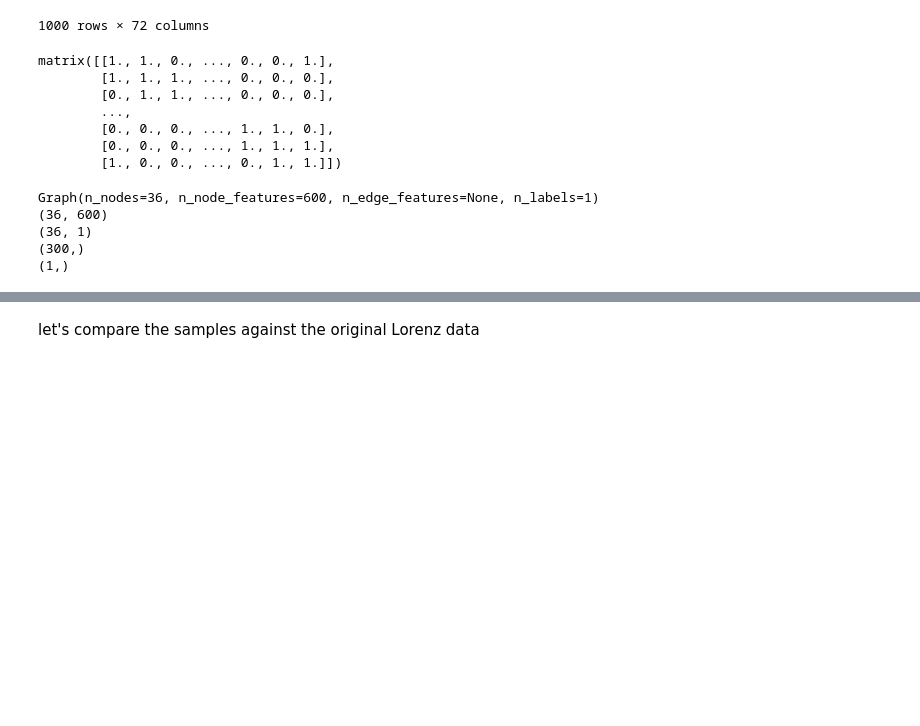
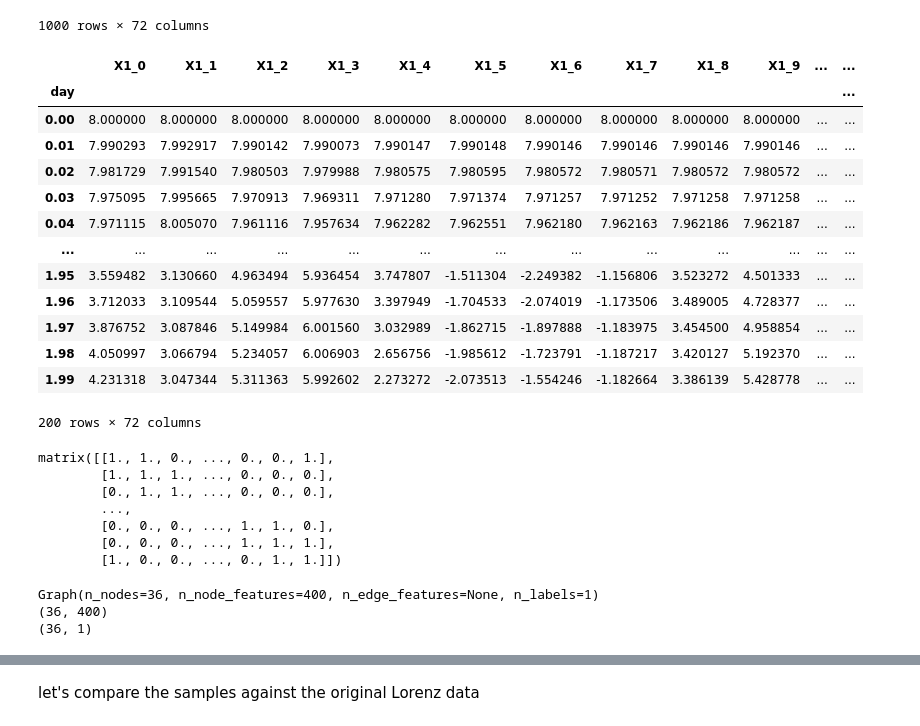
Before and after one commit to VaniSachdev/lorenzGNN, a Jupyter notebook: data_wrangling_verification.ipynb, the cells around one changed output, grey strips where cells are left out. Cells and saved outputs as stored; diff of their text form; code cells hidden in the pictures; blank space fills up the shorter version.

```diff
--- a/data_wrangling_verification.ipynb
+++ b/data_wrangling_verification.ipynb
@@ -18,7 +19,8 @@ To enable them in other operations, rebuild TensorFlow with the appropriate comp
 # %% [markdown]
 ### verification
 # %%
-lorenzToDF(n_days=10)
+df = lorenzToDF(n_days=10)
+df
 # %% [output]
 (1000, 72)
 |  | X1_0 | X1_1 | X1_2 | X1_3 | X1_4 | X1_5 | X1_6 | X1_7 | X1_8 | X1_9 | ... | ... |
@@ -35,5 +37,28 @@ lorenzToDF(n_days=10)
 | 9.98 | 1.116335 | -0.045954 | -0.090734 | 5.227081 | 7.096460 | -2.937222 | 3.803187 | -0.316178 | 0.618951 | 4.082425 | ... | ... |
 | 9.99 | 1.174023 | 0.052913 | -0.008975 | 5.250896 | 6.949872 | -2.920390 | 4.054960 | -0.092048 | 0.692509 | 4.169257 | ... | ... |
 1000 rows × 72 columns
+# %%
+x_guide = [[0, 200], [321, 521], [642, 842]]
+idx = np.concatenate([np.arange(x_g[0], x_g[1]) for x_g in x_guide])
+# print(len(idx))
+# print(idx)
+# print(np.r_[[np.arange(x_g[0], x_g[1]) for x_g in x_guide]])
+df.iloc[idx]
+df.iloc[x_guide[0][0]:x_guide[0][1]]
+# %% [output]
+|  | X1_0 | X1_1 | X1_2 | X1_3 | X1_4 | X1_5 | X1_6 | X1_7 | X1_8 | X1_9 | ... | ... |
+| day |  |  |  |  |  |  |  |  |  |  |  | ... |
+| 0.00 | 8.000000 | 8.000000 | 8.000000 | 8.000000 | 8.000000 | 8.000000 | 8.000000 | 8.000000 | 8.000000 | 8.000000 | ... | ... |
+| 0.01 | 7.990293 | 7.992917 | 7.990142 | 7.990073 | 7.990147 | 7.990148 | 7.990146 | 7.990146 | 7.990146 | 7.990146 | ... | ... |
+| 0.02 | 7.981729 | 7.991540 | 7.980503 | 7.979988 | 7.980575 | 7.980595 | 7.980572 | 7.980571 | 7.980572 | 7.980572 | ... | ... |
+| 0.03 | 7.975095 | 7.995665 | 7.970913 | 7.969311 | 7.971280 | 7.971374 | 7.971257 | 7.971252 | 7.971258 | 7.971258 | ... | ... |
+| 0.04 | 7.971115 | 8.005070 | 7.961116 | 7.957634 | 7.962282 | 7.962551 | 7.962180 | 7.962163 | 7.962186 | 7.962187 | ... | ... |
+| ... | ... | ... | ... | ... | ... | ... | ... | ... | ... | ... | ... | ... |
+| 1.95 | 3.559482 | 3.130660 | 4.963494 | 5.936454 | 3.747807 | -1.511304 | -2.249382 | -1.156806 | 3.523272 | 4.501333 | ... | ... |
+| 1.96 | 3.712033 | 3.109544 | 5.059557 | 5.977630 | 3.397949 | -1.704533 | -2.074019 | -1.173506 | 3.489005 | 4.728377 | ... | ... |
+| 1.97 | 3.876752 | 3.087846 | 5.149984 | 6.001560 | 3.032989 | -1.862715 | -1.897888 | -1.183975 | 3.454500 | 4.958854 | ... | ... |
+| 1.98 | 4.050997 | 3.066794 | 5.234057 | 6.006903 | 2.656756 | -1.985612 | -1.723791 | -1.187217 | 3.420127 | 5.192370 | ... | ... |
+| 1.99 | 4.231318 | 3.047344 | 5.311363 | 5.992602 | 2.273272 | -2.073513 | -1.554246 | -1.182664 | 3.386139 | 5.428778 | ... | ... |
+200 rows × 72 columns
 # %%
 dataset = lorenzDataset(n_samples=10,
@@ -65,11 +90,9 @@ matrix([[1., 1., 0., ..., 0., 0., 1.],
 print(dataset[1])
 print(dataset[1].x.shape)
 print(dataset[1].y.shape)
-print(dataset[1].t_X.shape)
-print(dataset[1].t_Y.shape)
+# print(dataset[1].t_X.shape)
+# print(dataset[1].t_Y.shape)
 # %% [output]
-Graph(n_nodes=36, n_node_features=600, n_edge_features=None, n_labels=1)
-(36, 600)
+Graph(n_nodes=36, n_node_features=400, n_edge_features=None, n_labels=1)
+(36, 400)
 (36, 1)
-(300,)
-(1,)
```
Also changed, not shown: parts of 4 cells of this notebook, 1 other file.
